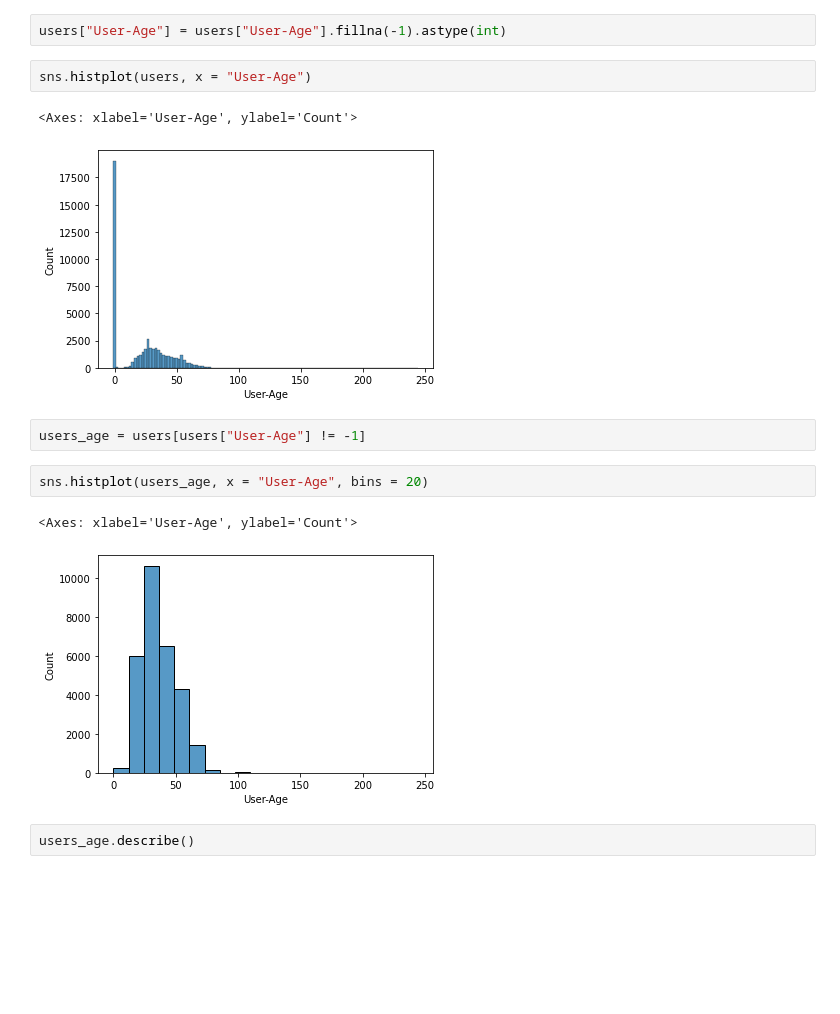
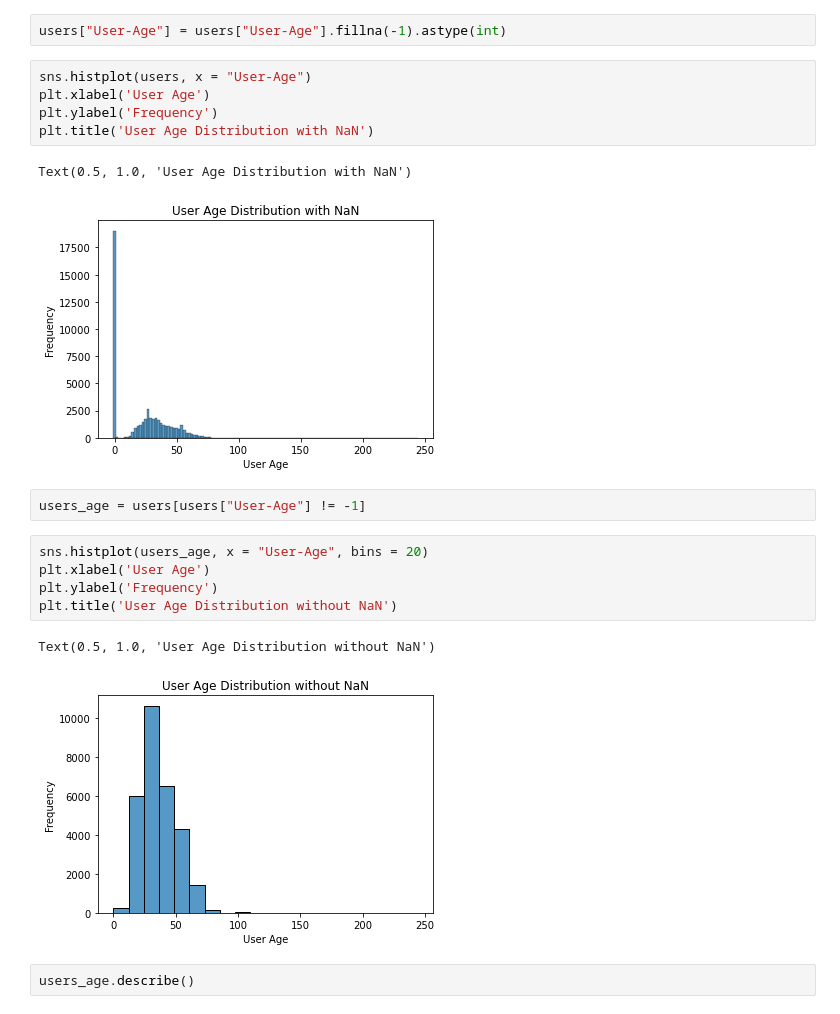
Before and after one commit to caseynator123/EDP_assigment2, a Jupyter notebook: eda/eda.ipynb, the cells around one changed output. Saved outputs shown, nothing was run; the diff lists cells and outputs as text; blank space fills up the shorter version.

```diff
--- a/eda/eda.ipynb
+++ b/eda/eda.ipynb
@@ -849,16 +757,22 @@ sns.barplot(users_age.tail(20), x = "Count", y = "User-Age", orient = "h")
 users["User-Age"] = users["User-Age"].fillna(-1).astype(int)
 # %%
 sns.histplot(users, x = "User-Age")
+plt.xlabel('User Age')
+plt.ylabel('Frequency')
+plt.title('User Age Distribution with NaN')
 # %% [output]
-<Axes: xlabel='User-Age', ylabel='Count'>
+Text(0.5, 1.0, 'User Age Distribution with NaN')
-[figure, old version]
+[figure, new version]
 # %%
 users_age = users[users["User-Age"] != -1]
 # %%
 sns.histplot(users_age, x = "User-Age", bins = 20)
+plt.xlabel('User Age')
+plt.ylabel('Frequency')
+plt.title('User Age Distribution without NaN')
 # %% [output]
-<Axes: xlabel='User-Age', ylabel='Count'>
+Text(0.5, 1.0, 'User Age Distribution without NaN')
-[figure, old version]
+[figure, new version]
 # %%
 users_age.describe()
 # %% [output]
```
Also changed, not shown: parts of 61 cells of this notebook, 2 other files.
